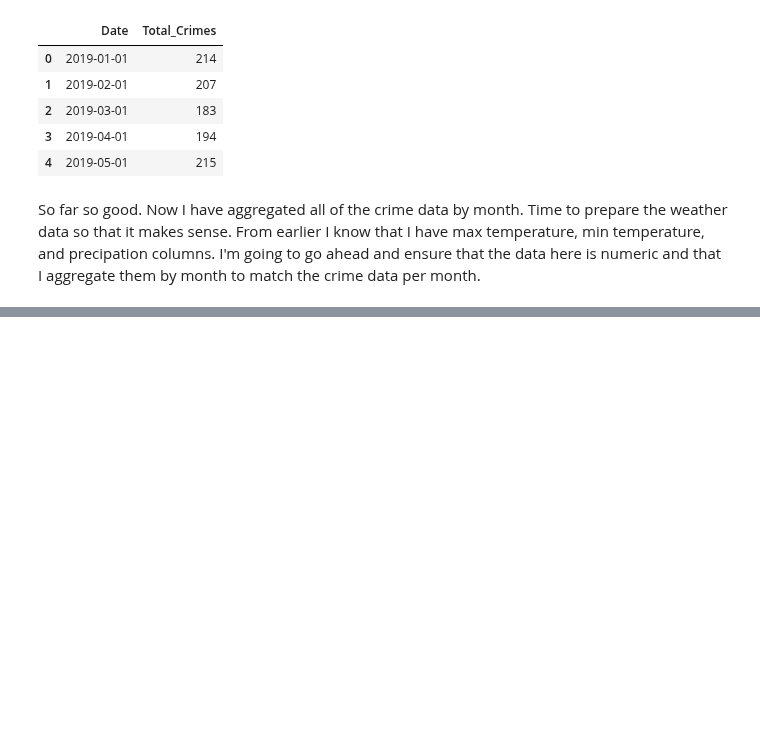
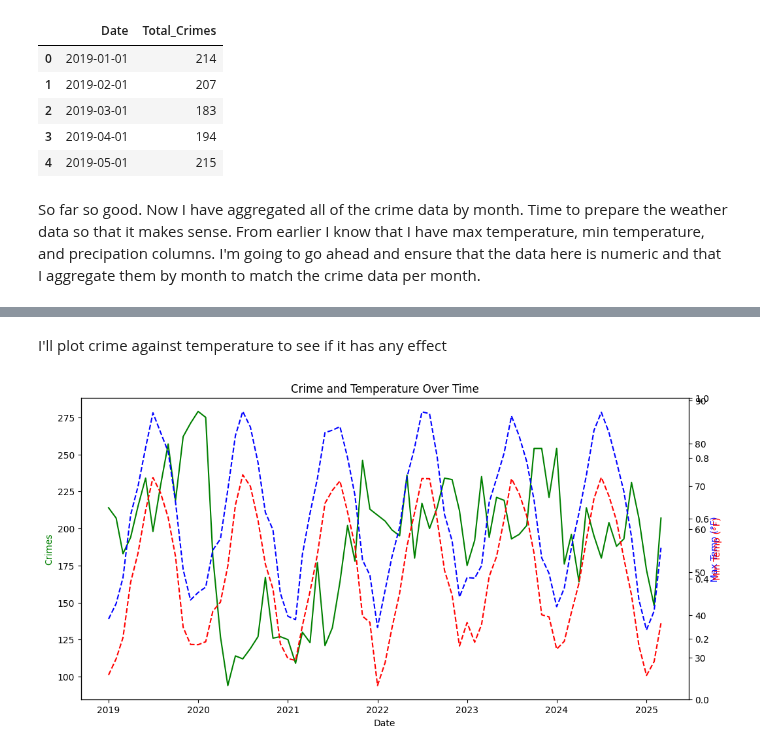
Before and after one commit to banflam/weather-and-crime-mta, a Jupyter notebook: Untitled.ipynb, the cells around one changed output, grey strips where cells are left out. Cells and saved outputs as stored; diff of their text form; code cells hidden in the pictures; blank space fills up the shorter version.

Commit message:
plotted line charts of temperature vs crime

```diff
--- a/Untitled.ipynb
+++ b/Untitled.ipynb
@@ -60,4 +60,7 @@ monthly_weather = weather.groupby("Month").agg({
     "TMAX": "mean",
     "TMIN": "mean",
     "PRCP": "sum"
-}).rser
+}).reset_index()
+
+monthly_weather.columns = ["Date", "Avg_TMAX", "Avg_TMIN", "Total_PRCP"]
+monthly_weather.head()
@@ -63,0 +78,3 @@ monthly_weather = weather.groupby("Month").agg({
+# %%
+df = pd.merge(monthly_crime, monthly_weather, on="Date", how="inner")
+df.head()
@@ -63,0 +88,20 @@ monthly_weather = weather.groupby("Month").agg({
+# %% [markdown]
+I'll plot crime against temperature to see if it has any effect
+# %%
+fig, ax1 = plt.subplots(figsize=(12, 6))
+
+ax2 = ax1.twinx()
+ax1.plot(df["Date"], df["Total_Crimes"], 'g-', label="Total Crimes")
+ax2.plot(df["Date"], df["Avg_TMAX"], 'b--', label="Avg Max Temp")
+
+ax3 = ax1.twinx()
+ax2.plot(df["Date"], df["Avg_TMIN"], 'r--', label="Avg Min Temp")
+
+ax1.set_ylabel("Crimes", color="g")
+ax2.set_ylabel("Max Temp (°F)", color="b")
+ax3.set_ylabel("Min Temp (°F)", color="r")
+ax1.set_xlabel("Date")
+plt.title("Crime and Temperature Over Time")
+plt.show()
+# %% [output]
+[figure, added]
```
Also changed, not shown: parts of 3 cells of this notebook.
